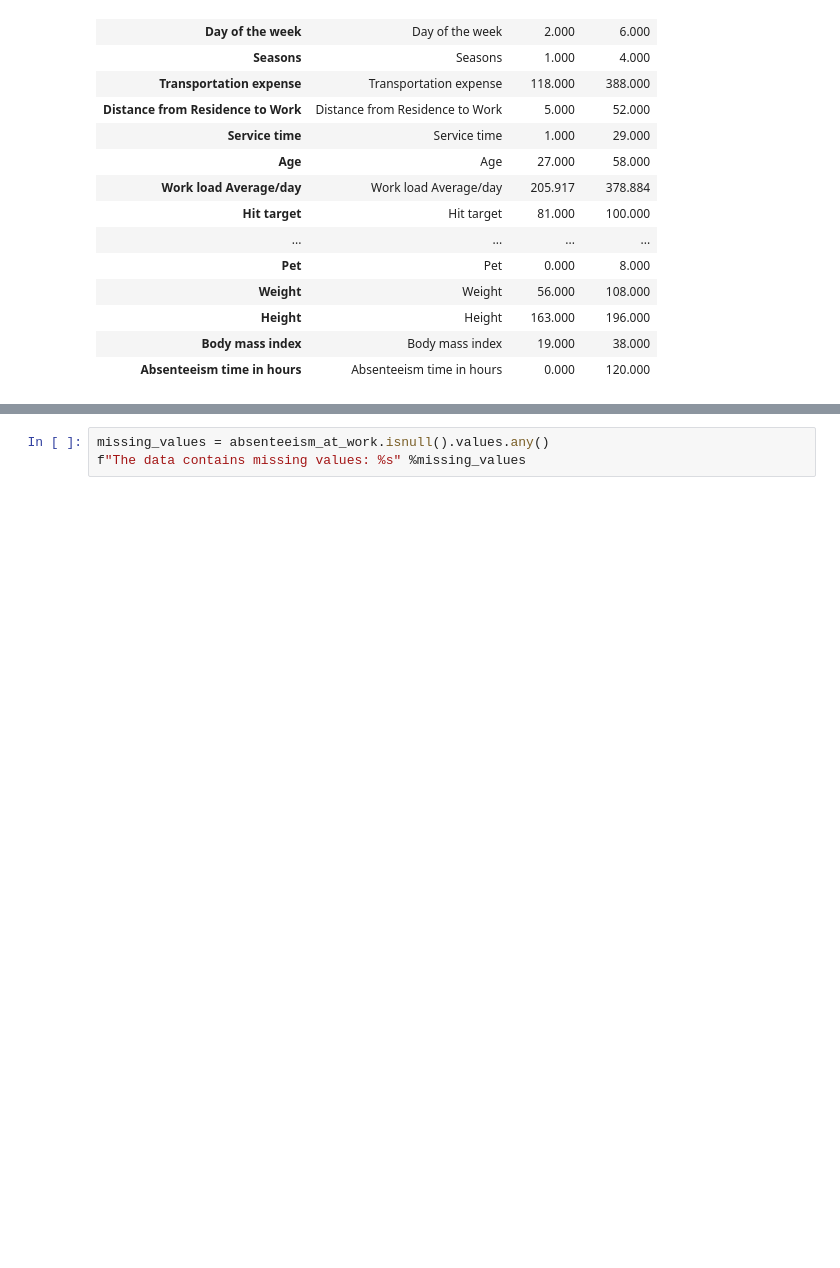
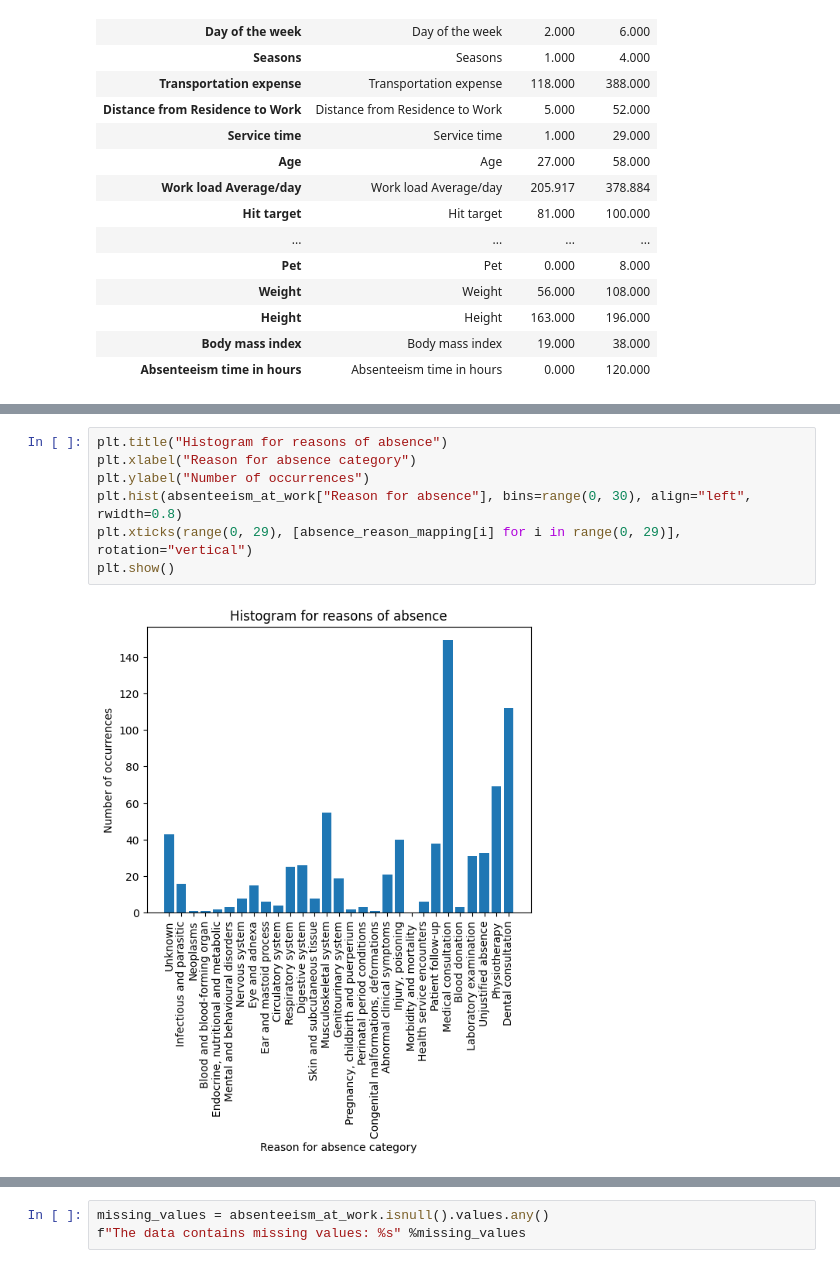
Before and after one commit to tobsel7/course-machine-learning-tuvienna, a Jupyter notebook: src/exercise1/absenteeism-at-work.ipynb, the cells around one changed output, grey strips where cells are left out. Cells and saved outputs as stored; diff of their text form; blank space fills up the shorter version.

Commit message:
add data analysis plots, descriptions for absenteeism at work data training notebook

```diff
--- a/src/exercise1/absenteeism-at-work.ipynb
+++ b/src/exercise1/absenteeism-at-work.ipynb
@@ -57,0 +137,9 @@ pd.DataFrame({
+# %%
+plt.title("Histogram for reasons of absence")
+plt.xlabel("Reason for absence category")
+plt.ylabel("Number of occurrences")
+plt.hist(absenteeism_at_work["Reason for absence"], bins=range(0, 30), align="left", rwidth=0.8)
+plt.xticks(range(0, 29), [absence_reason_mapping[i] for i in range(0, 29)], rotation="vertical")
+plt.show()
+# %% [output]
+[figure, added]
```
Also changed, not shown: parts of 25 cells of this notebook.
